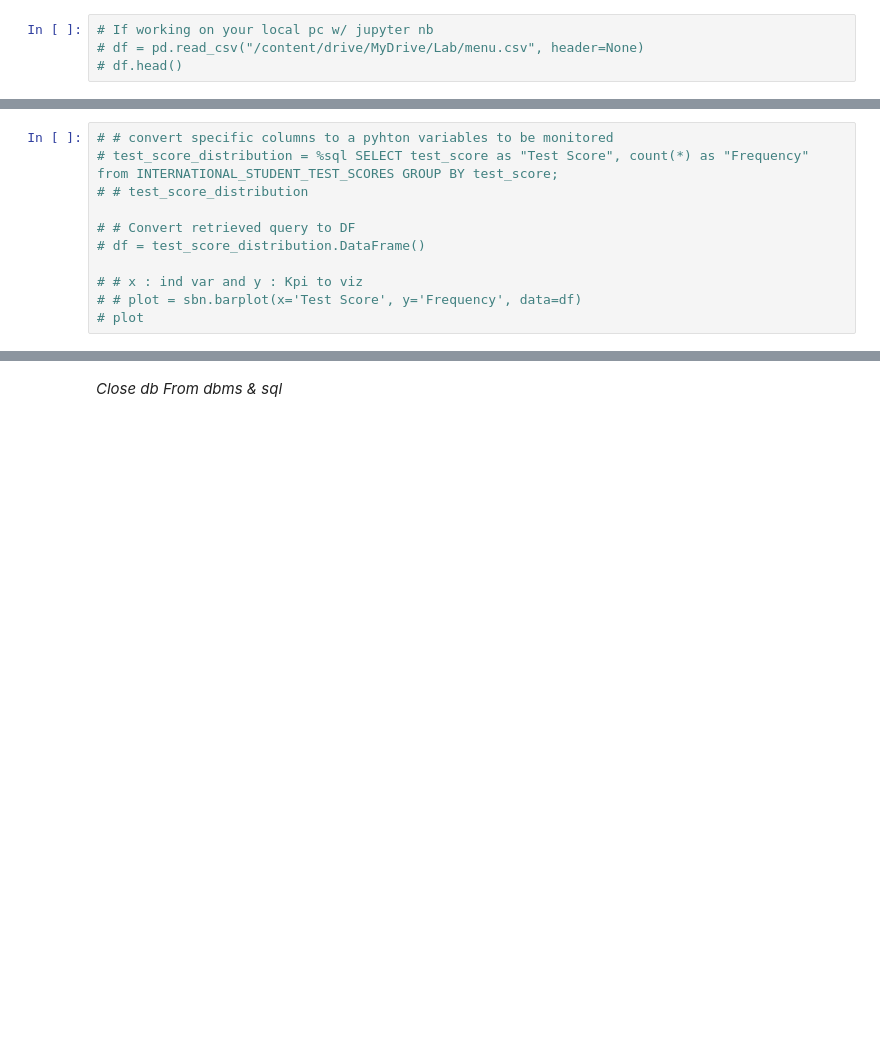
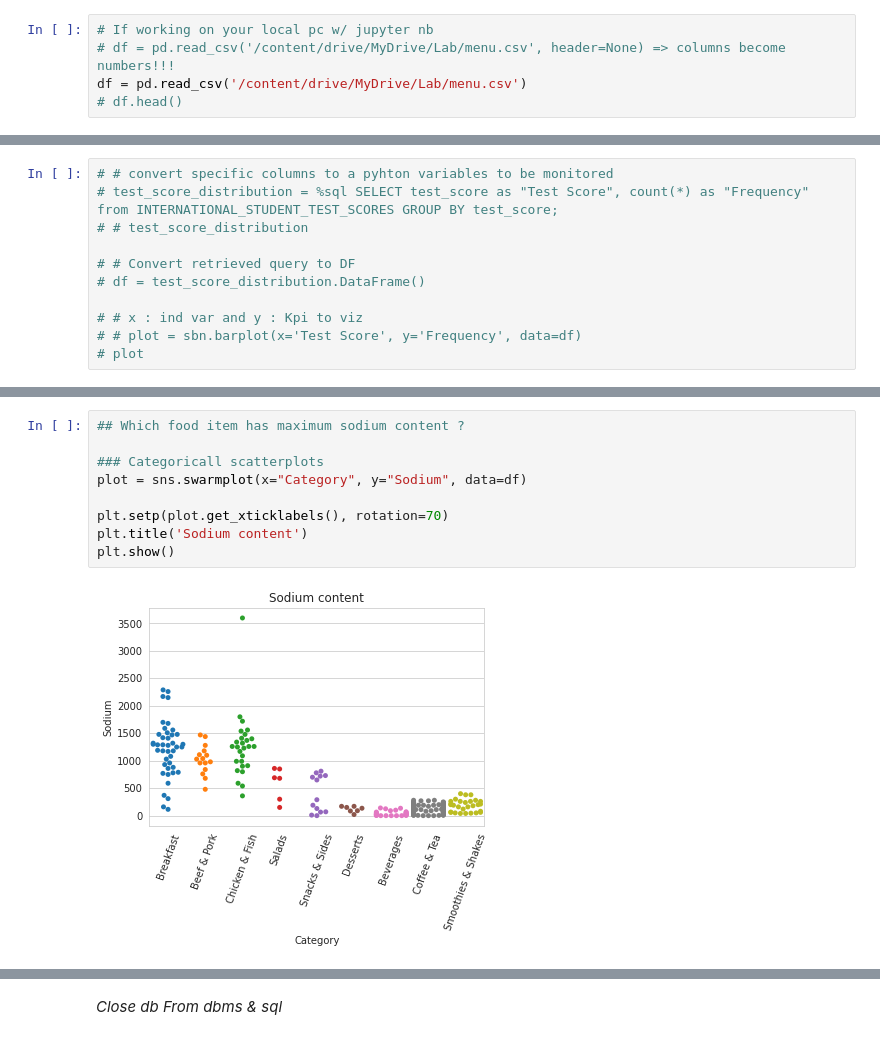
Before and after one commit to lab-101010/127.0.0.1, a Jupyter notebook: projects/data-science/foodtech/food-nutrition-analysis/food_nutrition_analysis.ipynb, the cells around one changed output, grey strips where cells are left out. Cells and saved outputs as stored; diff of their text form; blank space fills up the shorter version.

Commit message:
food-tech-mc-menu: add analytics exploratory for sodium & fat values

```diff
--- a/projects/data-science/foodtech/food-nutrition-analysis/food_nutrition_analysis.ipynb
+++ b/projects/data-science/foodtech/food-nutrition-analysis/food_nutrition_analysis.ipynb
@@ -118,5 +98,6 @@ Download dataset from source webpage
 # df = pd.read_csv("menu.csv", header=None)
 # %%
 # If working on your local pc w/ jupyter nb
-# df = pd.read_csv("/content/drive/MyDrive/Lab/menu.csv", header=None)
+# df = pd.read_csv('/content/drive/MyDrive/Lab/menu.csv', header=None) => columns become numbers!!!
+df = pd.read_csv('/content/drive/MyDrive/Lab/menu.csv')
 # df.head()
@@ -178,0 +179,11 @@ Convert retrieved SQL query to DataFrame
+# %%
+## Which food item has maximum sodium content ?
+
+### Categoricall scatterplots
+plot = sns.swarmplot(x="Category", y="Sodium", data=df)
+
+plt.setp(plot.get_xticklabels(), rotation=70)
+plt.title('Sodium content')
+plt.show()
+# %% [output]
+[figure, added]
```
Also changed, not shown: parts of 14 cells of this notebook.
